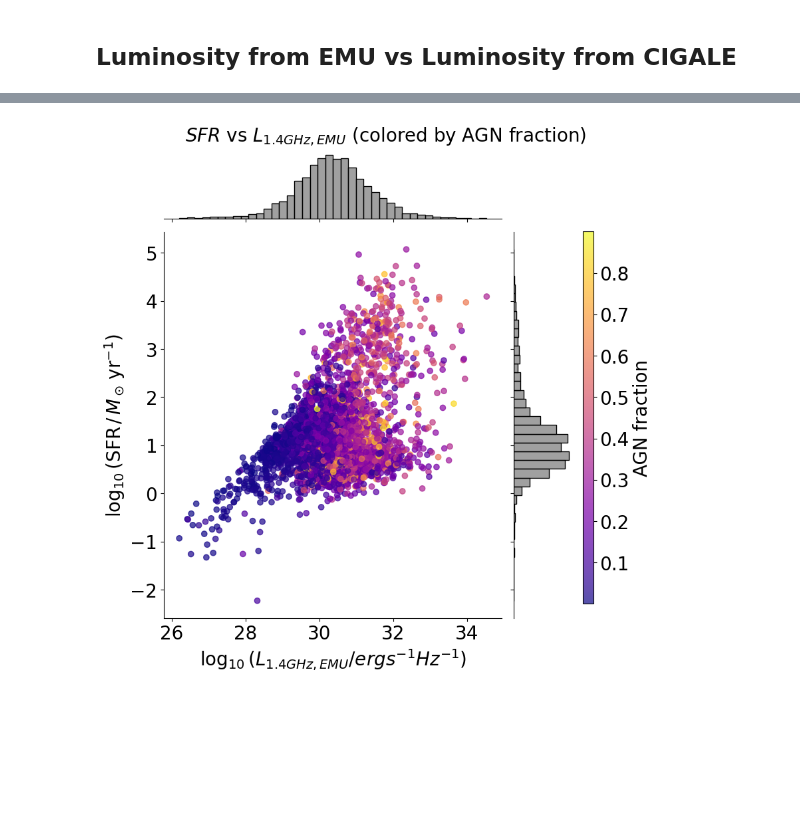
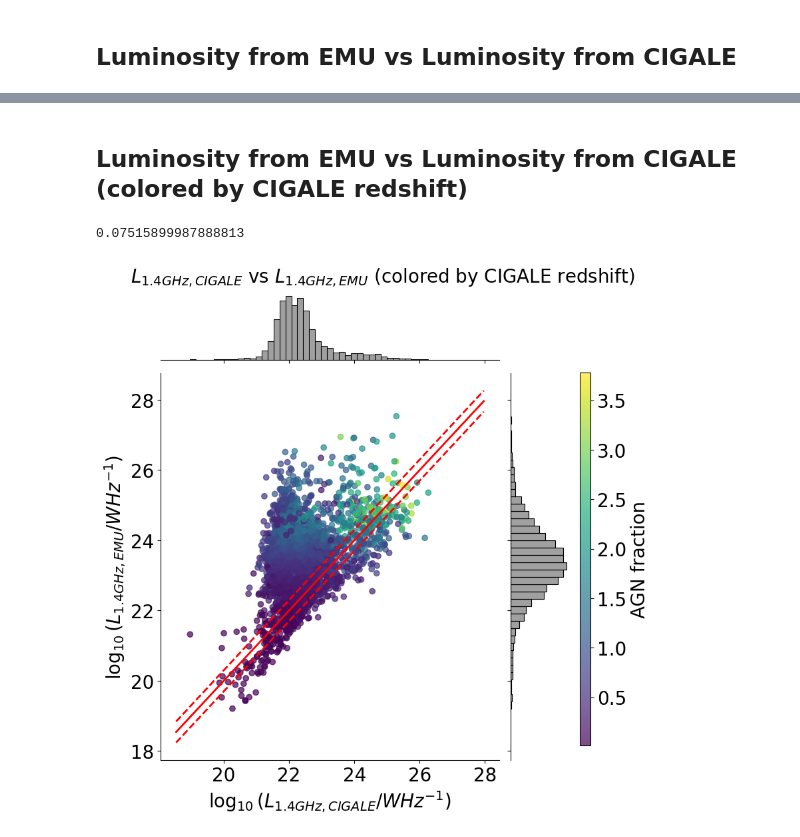
Before and after one commit to theWebTardigrade/fundamental-properties-of-EMU-radio-sources, a Jupyter notebook: code/8_CIGALE_results_EMU.ipynb, the cells around one changed output, grey strips where cells are left out. Cells and saved outputs as stored; diff of their text form; code cells hidden in the pictures; blank space fills up the shorter version.

```diff
--- a/code/8_CIGALE_results_EMU.ipynb
+++ b/code/8_CIGALE_results_EMU.ipynb
@@ -1069,3 +1081,5 @@ plt.show()
+# %% [markdown]
+## Luminosity from EMU vs Luminosity from CIGALE (colored by CIGALE redshift)
 # %%
 # Calculate the theorical luminosity at 1.4GHz assuming that the SFR given by CIGALE is the same as the SFR at 1.4GHz
 #f_IMF = 1.72  # Initial mass function normalization factor, Delhaize et al. 2017
@@ -1079,60 +1093,84 @@ constant = 6.35e-29
 #log_sfr_1_4GHz = np.log(luminosity_1_4GHz_obs * 10000 * constant)
+# %%
+# Error for 1:1 line
+# Needs to create a band, average of the errors of SFR
+
+SFR_error_average = np.log10((catalog_pd['bayes.sfh.sfr_err']/catalog_pd['bayes.sfh.sfr']).median())
+print(SFR_error_average)
+# %% [output]
+0.07515899987888813
 # %%
-# Create the JointGrid
 g = sns.JointGrid(
     data=catalog_pd,
-    x=log_luminosity_1_4GHz_obs,
-    y=catalog_pd['log_sfr'],
+    x=log_luminosity_1_4GHz_theor_watt,
+    y=log_luminosity_1_4GHz_obs_watt,
     height=8
 )
 
-# Main scatterplot with color by redshift
 points = g.ax_joint.scatter(
-    log_luminosity_1_4GHz_obs,
-    catalog_pd['log_sfr'],
-    c=catalog_pd['bayes.agn.fracAGN'],
-    cmap='plasma',
+    log_luminosity_1_4GHz_theor_watt,
+    log_luminosity_1_4GHz_obs_watt,
+    c=catalog_pd['bayes.universe.redshift'],
+    cmap='viridis',
     alpha=0.7
 )
+
+all_luminosity_values = pd.concat([log_luminosity_1_4GHz_theor_watt, log_luminosity_1_4GHz_obs_watt]).dropna()
+
+min_val = all_luminosity_values.min()
+max_val = all_luminosity_values.max()
+
+# Add a small buffer to the limits for better visual spacing
+buffer = (max_val - min_val) * 0.05 # 5% buffer
+common_lim_min = min_val - buffer
+common_lim_max = max_val + buffer
+
+line_coords = np.linspace(common_lim_min, common_lim_max, 100)
+g.ax_joint.plot(line_coords, line_coords, color='red', linestyle='-', linewidth=2, label='1:1 line')
+
+g.ax_joint.plot(line_coords, line_coords+0.3, color='red', linestyle='--', linewidth=2, label='error')
+g.ax_joint.plot(line_coords, line_coords-0.3, color='red', linestyle='--', linewidth=2, label='error')
 
 # Add marginal histograms
 sns.histplot(
     data=catalog_pd,
-    x=log_luminosity_1_4GHz_obs,
+    x=log_luminosity_1_4GHz_theor_watt,
     bins=40,
     ax=g.ax_marg_x,
     color='grey',
     edgecolor='black'
 )
 sns.histplot(
     data=catalog_pd,
-    y=catalog_pd['log_sfr'],
+    y=log_luminosity_1_4GHz_obs_watt,
     bins=40,
     ax=g.ax_marg_y,
     color='grey',
     edgecolor='black'
 )
 
 # Set axis labels and title with larger font
 g.set_axis_labels(
-    r'$\log_{10}(L_{1.4 GHz, EMU}/ erg s^{-1} Hz^{-1})$',
-    r'$\log_{10}({\rm SFR}\,/\,M_\odot\,{\rm yr}^{-1})$',
+    r'$\log_{10}(L_{1.4 GHz, CIGALE}/ W Hz^{-1})$',
+    r'$\log_{10}(L_{1.4 GHz, EMU}/ W Hz^{-1})$',
     fontsize=20
 )
 g.ax_joint.tick_params(axis='both', labelsize=20)
 g.ax_marg_x.tick_params(labelsize=20)
 g.ax_marg_y.tick_params(labelsize=20)
 
 # Title
-g.fig.suptitle(r'$SFR$ vs $L_{1.4 GHz, EMU}$ (colored by AGN fraction)', fontsize=20,  y=1.0)
+g.fig.suptitle(r'$L_{1.4 GHz, CIGALE}$ vs $L_{1.4 GHz, EMU}$ (colored by CIGALE redshift)', fontsize=20,  y=1.0)
 g.fig.subplots_adjust(top=0.95, right=0.85)  # Shrink plot area to make room for colorbar
 
 # Add external colorbar with larger label and ticks
 cbar_ax = g.fig.add_axes([0.87, 0.1, 0.02, 0.7])
 cbar = g.fig.colorbar(points, cax=cbar_ax)
 cbar.set_label('AGN fraction', fontsize=20)
 cbar.ax.tick_params(labelsize=20)
 
 plt.show()
+
+plt.show()
 # %% [output]
-[figure, old version]
+[figure, new version]
```
Also changed, not shown: parts of 9 cells of this notebook, 4 other files.
